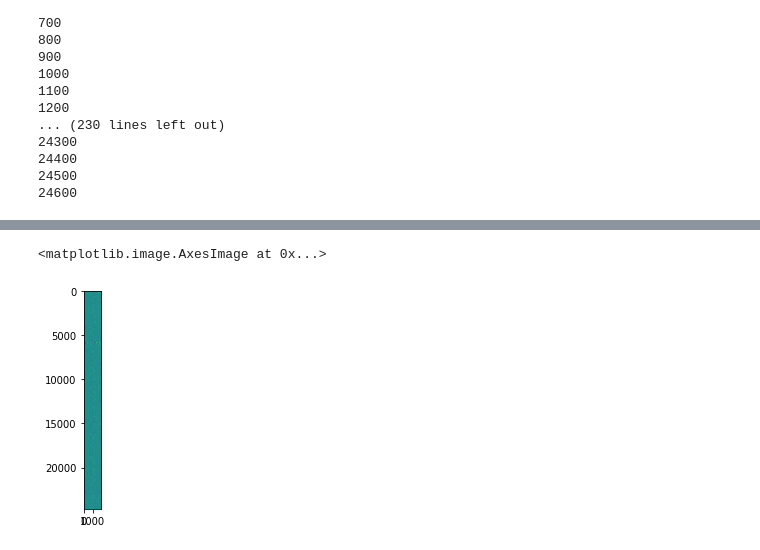
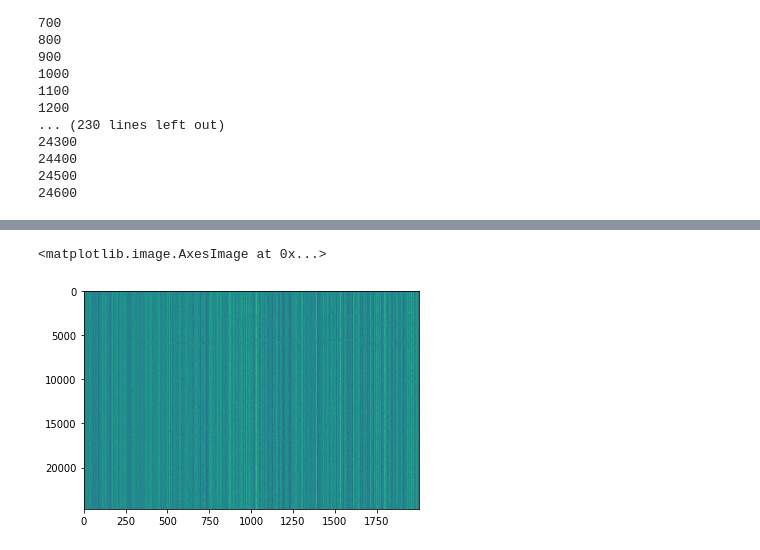
Before and after one commit to RafLaf/dreem-challange, a Jupyter notebook: RC-expandfeat.ipynb, the cells around one changed output, grey strips where cells are left out. Drawn from its saved outputs; the diff is of its cells as text; code cells hidden in the pictures.

```diff
--- a/RC-expandfeat.ipynb
+++ b/RC-expandfeat.ipynb
@@ -26,2 +25,5 @@ eggs= np.moveaxis(eggs,[1],[0])
-# %%
-eggs=eggs/1e6
+# %%
+for i in range (7):
+    eggs[i]=np.divide(eggs[i],eggs[i].std(axis=1).reshape((24688,1)))
+
+eggs= np.moveaxis(eggs,[1],[0])
@@ -68,9 +75,9 @@ eggs.shape
 # %% [output]
 (24688, 7, 1500)
 # %%
-Res=Reservoir(Nr,15,0.9,7)
+Res=Reservoir(Nr,15,0.99,7)
 # %%
-R4=Res.main(aleak,1,0.5,4,eggs[:end,:,slice(0,-1,step)])
+R4=Res.main(aleak,1,0.5,4,eggs[start:end,:,slice(0,-1,step)])
 # %% [output]
 100
 200
@@ -102,5 +109,5 @@ R4.shape
 # %%
-plt.imshow(R4)
+plt.imshow(R4,aspect='auto')
 # %% [output]
 <matplotlib.image.AxesImage at 0x...>
-[figure, old version]
+[figure, new version]
```
Also changed, not shown: parts of 8 cells of this notebook, 3 other files.
